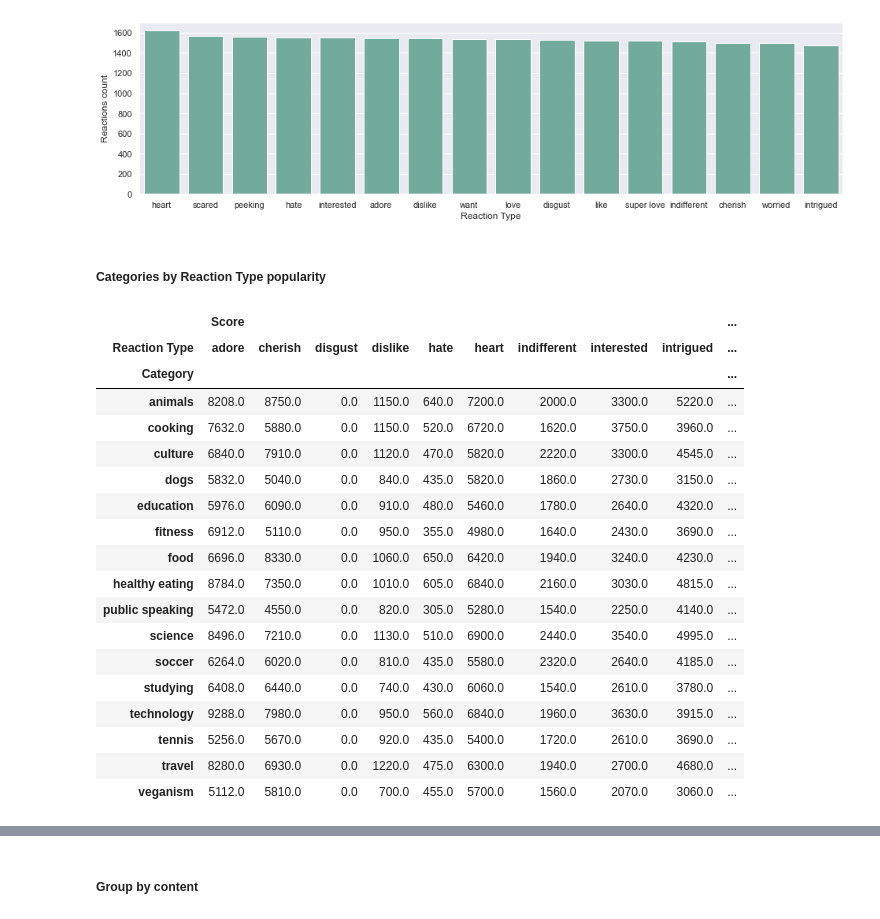
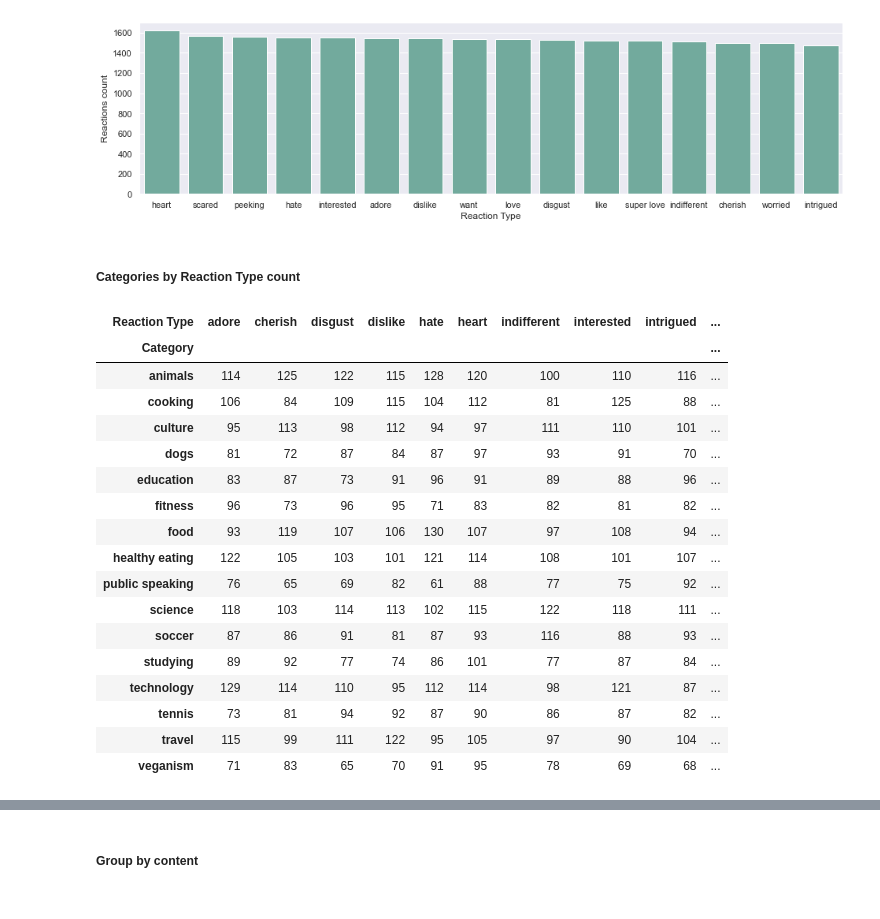
Before and after one commit to deborabastos/accenture_data_analytics, a Jupyter notebook: 2.accenture_data_analysis.ipynb, the cells around one changed output, grey strips where cells are left out. Cells and saved outputs as stored; diff of their text form; code cells hidden in the pictures.

```diff
--- a/2.accenture_data_analysis.ipynb
+++ b/2.accenture_data_analysis.ipynb
@@ -181,29 +181,28 @@ sns.barplot(data = n_reaction_type_sort, x = 'Reaction Type', y = 'Reactions cou
 <AxesSubplot:xlabel='Reaction Type', ylabel='Reactions count'>
 [figure]
 # %% [markdown]
-##### Categories by Reaction Type popularity
+##### Categories by Reaction Type count
 # %%
 # Fazer mapa de calor por linha???
 
-pt_reaction_type = pd.pivot_table(data=my_data, index="Category", columns="Reaction Type", aggfunc='sum')
-pt_reaction_type
+pt_reaction_type = pd.pivot_table(data=my_data, index="Category", columns="Reaction Type", aggfunc='count')
+pt_reaction_type['Content ID']
 # %% [output]
-|  | Score |  |  |  |  |  |  |  |  | ... |
 | Reaction Type | adore | cherish | disgust | dislike | hate | heart | indifferent | interested | intrigued | ... |
 | Category |  |  |  |  |  |  |  |  |  | ... |
-| animals | 8208.0 | 8750.0 | 0.0 | 1150.0 | 640.0 | 7200.0 | 2000.0 | 3300.0 | 5220.0 | ... |
-| cooking | 7632.0 | 5880.0 | 0.0 | 1150.0 | 520.0 | 6720.0 | 1620.0 | 3750.0 | 3960.0 | ... |
-| culture | 6840.0 | 7910.0 | 0.0 | 1120.0 | 470.0 | 5820.0 | 2220.0 | 3300.0 | 4545.0 | ... |
-| dogs | 5832.0 | 5040.0 | 0.0 | 840.0 | 435.0 | 5820.0 | 1860.0 | 2730.0 | 3150.0 | ... |
-| education | 5976.0 | 6090.0 | 0.0 | 910.0 | 480.0 | 5460.0 | 1780.0 | 2640.0 | 4320.0 | ... |
-| fitness | 6912.0 | 5110.0 | 0.0 | 950.0 | 355.0 | 4980.0 | 1640.0 | 2430.0 | 3690.0 | ... |
-| food | 6696.0 | 8330.0 | 0.0 | 1060.0 | 650.0 | 6420.0 | 1940.0 | 3240.0 | 4230.0 | ... |
-| healthy eating | 8784.0 | 7350.0 | 0.0 | 1010.0 | 605.0 | 6840.0 | 2160.0 | 3030.0 | 4815.0 | ... |
-| public speaking | 5472.0 | 4550.0 | 0.0 | 820.0 | 305.0 | 5280.0 | 1540.0 | 2250.0 | 4140.0 | ... |
-| science | 8496.0 | 7210.0 | 0.0 | 1130.0 | 510.0 | 6900.0 | 2440.0 | 3540.0 | 4995.0 | ... |
-| soccer | 6264.0 | 6020.0 | 0.0 | 810.0 | 435.0 | 5580.0 | 2320.0 | 2640.0 | 4185.0 | ... |
-| studying | 6408.0 | 6440.0 | 0.0 | 740.0 | 430.0 | 6060.0 | 1540.0 | 2610.0 | 3780.0 | ... |
-| technology | 9288.0 | 7980.0 | 0.0 | 950.0 | 560.0 | 6840.0 | 1960.0 | 3630.0 | 3915.0 | ... |
-| tennis | 5256.0 | 5670.0 | 0.0 | 920.0 | 435.0 | 5400.0 | 1720.0 | 2610.0 | 3690.0 | ... |
-| travel | 8280.0 | 6930.0 | 0.0 | 1220.0 | 475.0 | 6300.0 | 1940.0 | 2700.0 | 4680.0 | ... |
-| veganism | 5112.0 | 5810.0 | 0.0 | 700.0 | 455.0 | 5700.0 | 1560.0 | 2070.0 | 3060.0 | ... |
+| animals | 114 | 125 | 122 | 115 | 128 | 120 | 100 | 110 | 116 | ... |
+| cooking | 106 | 84 | 109 | 115 | 104 | 112 | 81 | 125 | 88 | ... |
+| culture | 95 | 113 | 98 | 112 | 94 | 97 | 111 | 110 | 101 | ... |
+| dogs | 81 | 72 | 87 | 84 | 87 | 97 | 93 | 91 | 70 | ... |
+| education | 83 | 87 | 73 | 91 | 96 | 91 | 89 | 88 | 96 | ... |
+| fitness | 96 | 73 | 96 | 95 | 71 | 83 | 82 | 81 | 82 | ... |
+| food | 93 | 119 | 107 | 106 | 130 | 107 | 97 | 108 | 94 | ... |
+| healthy eating | 122 | 105 | 103 | 101 | 121 | 114 | 108 | 101 | 107 | ... |
+| public speaking | 76 | 65 | 69 | 82 | 61 | 88 | 77 | 75 | 92 | ... |
+| science | 118 | 103 | 114 | 113 | 102 | 115 | 122 | 118 | 111 | ... |
+| soccer | 87 | 86 | 91 | 81 | 87 | 93 | 116 | 88 | 93 | ... |
+| studying | 89 | 92 | 77 | 74 | 86 | 101 | 77 | 87 | 84 | ... |
+| technology | 129 | 114 | 110 | 95 | 112 | 114 | 98 | 121 | 87 | ... |
+| tennis | 73 | 81 | 94 | 92 | 87 | 90 | 86 | 87 | 82 | ... |
+| travel | 115 | 99 | 111 | 122 | 95 | 105 | 97 | 90 | 104 | ... |
+| veganism | 71 | 83 | 65 | 70 | 91 | 95 | 78 | 69 | 68 | ... |
```
Also changed, not shown: parts of 1 cell of this notebook.
